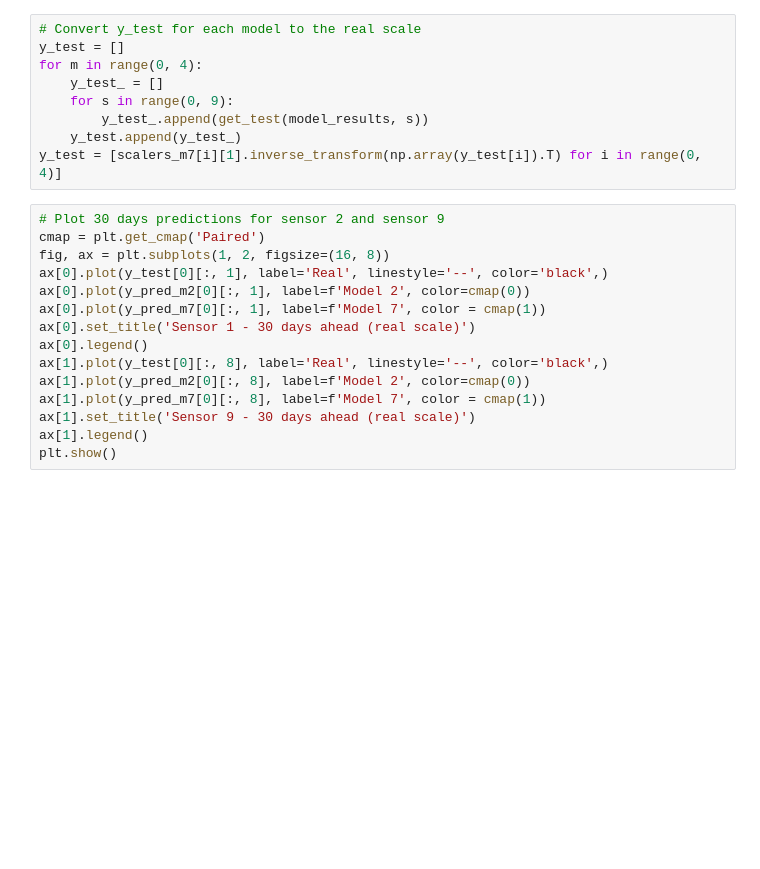
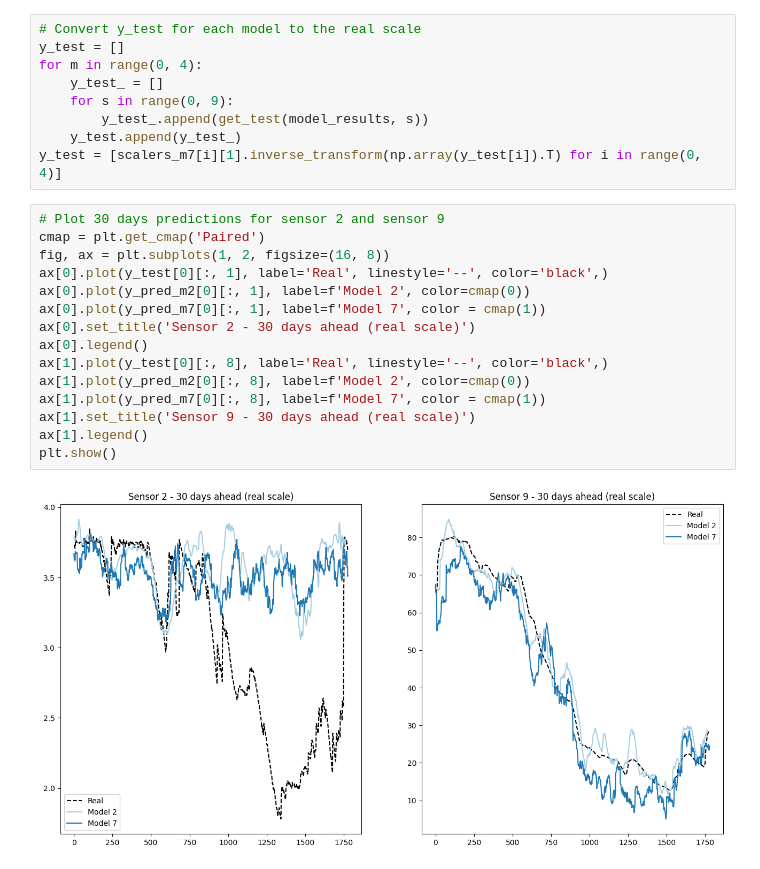
Before and after one commit to arnausanz/arnausanz.github.io, a Jupyter notebook: Results Analysis.ipynb, the cells around one changed output. Saved outputs shown, nothing was run; the diff lists cells and outputs as text; blank space fills up the shorter version.

```diff
--- a/Results Analysis.ipynb
+++ b/Results Analysis.ipynb
@@ -194,17 +261,19 @@ y_test = [scalers_m7[i][1].inverse_transform(np.array(y_test[i]).T) for i in ran
 # %%
 # Plot 30 days predictions for sensor 2 and sensor 9
 cmap = plt.get_cmap('Paired')
 fig, ax = plt.subplots(1, 2, figsize=(16, 8))
 ax[0].plot(y_test[0][:, 1], label='Real', linestyle='--', color='black',)
 ax[0].plot(y_pred_m2[0][:, 1], label=f'Model 2', color=cmap(0))
 ax[0].plot(y_pred_m7[0][:, 1], label=f'Model 7', color = cmap(1))
-ax[0].set_title('Sensor 1 - 30 days ahead (real scale)')
+ax[0].set_title('Sensor 2 - 30 days ahead (real scale)')
 ax[0].legend()
 ax[1].plot(y_test[0][:, 8], label='Real', linestyle='--', color='black',)
 ax[1].plot(y_pred_m2[0][:, 8], label=f'Model 2', color=cmap(0))
 ax[1].plot(y_pred_m7[0][:, 8], label=f'Model 7', color = cmap(1))
 ax[1].set_title('Sensor 9 - 30 days ahead (real scale)')
 ax[1].legend()
 plt.show()
+# %% [output]
+[figure, added]
 # %%
 y_test[0]
```
Also changed, not shown: parts of 14 cells of this notebook.
